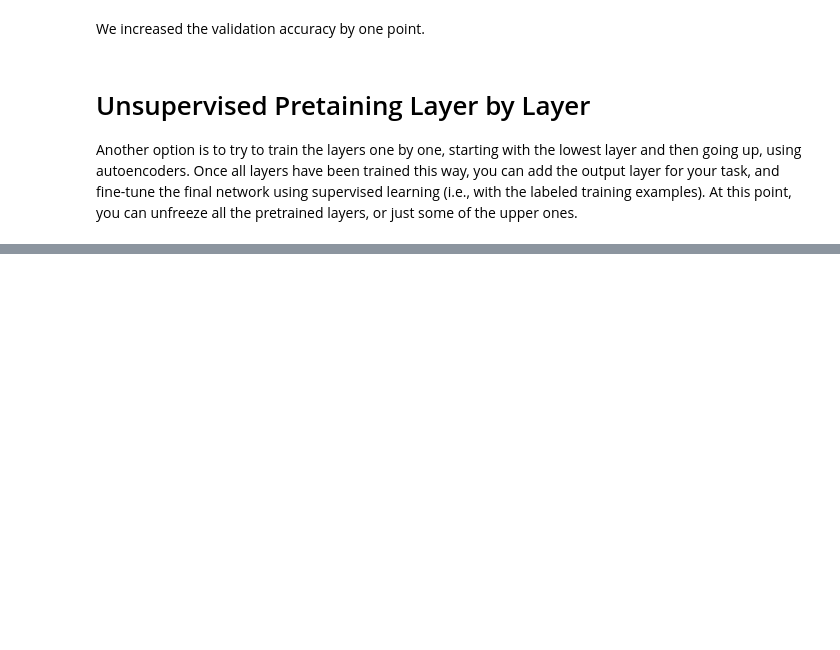
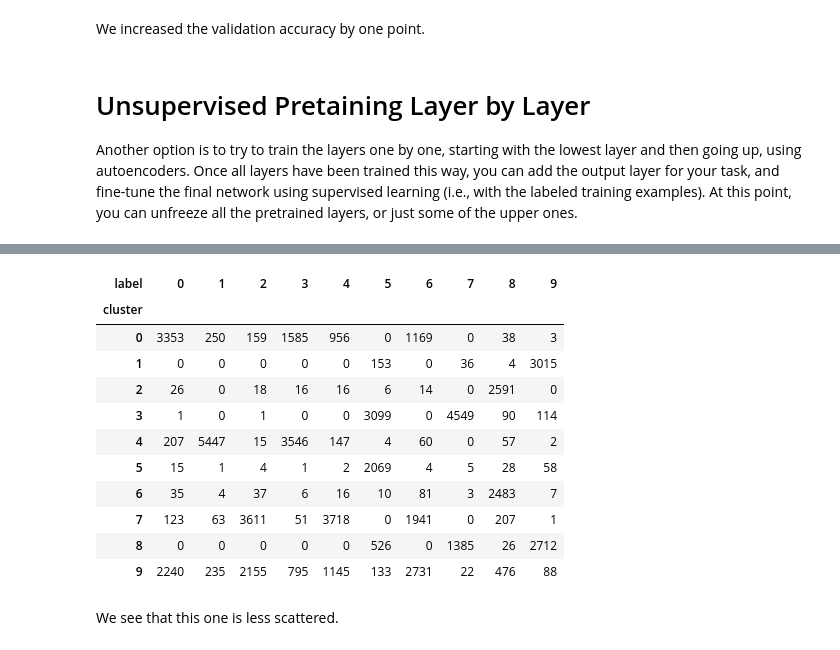
Before and after one commit to sayyed-uoft/fullstackai, a Jupyter notebook: 14_unsupervised_deep_learning.ipynb, the cells around one changed output, grey strips where cells are left out. Drawn from its saved outputs; the diff is of its cells as text; code cells hidden in the pictures; blank space fills up the shorter version.

```diff
--- a/14_unsupervised_deep_learning.ipynb
+++ b/14_unsupervised_deep_learning.ipynb
@@ -421,0 +584,5 @@ Another option is to try to train the layers one by one, starting with the lowes
+# %%
+%%time
+
+kmeans = KMeans (n_clusters=10)
+kmeans.fit(X_features)
@@ -421,0 +592,20 @@ Another option is to try to train the layers one by one, starting with the lowes
+# %%
+df = pd.DataFrame({'label':y_train, 'cluster':kmeans.labels_, 'one':np.ones(60000)})
+table = pd.pivot_table(df, values='one', index=['cluster'],
+                    columns=['label'], aggfunc=np.sum, fill_value=0)
+table
+# %% [output]
+| label | 0 | 1 | 2 | 3 | 4 | 5 | 6 | 7 | 8 | 9 |
+| cluster |  |  |  |  |  |  |  |  |  |  |
+| 0 | 3353 | 250 | 159 | 1585 | 956 | 0 | 1169 | 0 | 38 | 3 |
+| 1 | 0 | 0 | 0 | 0 | 0 | 153 | 0 | 36 | 4 | 3015 |
+| 2 | 26 | 0 | 18 | 16 | 16 | 6 | 14 | 0 | 2591 | 0 |
+| 3 | 1 | 0 | 1 | 0 | 0 | 3099 | 0 | 4549 | 90 | 114 |
+| 4 | 207 | 5447 | 15 | 3546 | 147 | 4 | 60 | 0 | 57 | 2 |
+| 5 | 15 | 1 | 4 | 1 | 2 | 2069 | 4 | 5 | 28 | 58 |
+| 6 | 35 | 4 | 37 | 6 | 16 | 10 | 81 | 3 | 2483 | 7 |
+| 7 | 123 | 63 | 3611 | 51 | 3718 | 0 | 1941 | 0 | 207 | 1 |
+| 8 | 0 | 0 | 0 | 0 | 0 | 526 | 0 | 1385 | 26 | 2712 |
+| 9 | 2240 | 235 | 2155 | 795 | 1145 | 133 | 2731 | 22 | 476 | 88 |
+# %% [markdown]
+We see that this one is less scattered.
```
Also changed, not shown: parts of 32 cells of this notebook.
